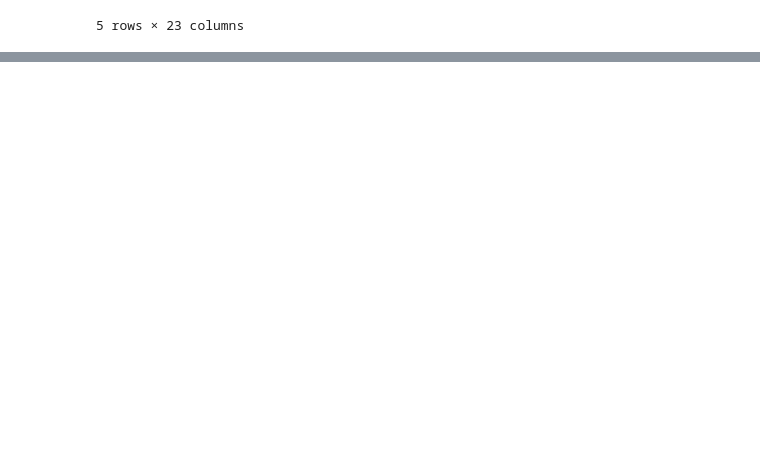
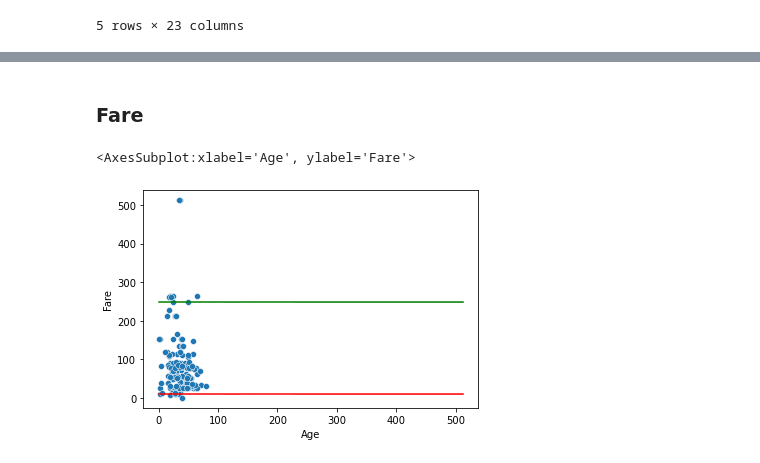
Before and after one commit to emily-soto/Entregas_DW, a Jupyter notebook: Lab08/Lab08_script.ipynb, the cells around one changed output, grey strips where cells are left out. Drawn from its saved outputs; the diff is of its cells as text; code cells hidden in the pictures; blank space fills up the shorter version.

```diff
--- a/Lab08/Lab08_script.ipynb
+++ b/Lab08/Lab08_script.ipynb
@@ -846,0 +498,10 @@ df_norm.describe()
+# %%
+df['Fare_sd'] = np.where(
+    df['Fare']<xl,
+    xl,
+    np.where(
+        df['Fare']>xu,
+        xu,
+        df['Fare']
+    )
+)
@@ -846,0 +525,5 @@ df_norm.describe()
+# %%
+pl = np.nanpercentile(df['Age'], 5)
+pu = np.nanpercentile(df['Age'], 95)
+print('Lower value:', pl)
+print('Upper value:', pu)
@@ -846,0 +540,10 @@ df_norm.describe()
+# %%
+df['Age_pct'] = np.where(
+    df['Age']<pl,
+    pl,
+    np.where(
+        df['Age']>pu,
+        pu,
+        df['Age']
+    )
+)
@@ -846,0 +563,11 @@ df_norm.describe()
+# %% [markdown]
+### Fare
+# %%
+pl = np.nanpercentile(df['Fare'], 5)
+pu = np.nanpercentile(df['Fare'], 95)
+sns.scatterplot(x = df['Age'], y = df['Fare'])
+sns.lineplot(x = df['Fare'], y = pl, color = 'red')
+sns.lineplot(x = df['Fare'], y = pu, color = 'green')
+# %% [output]
+<AxesSubplot:xlabel='Age', ylabel='Fare'>
+[figure, added]
```
Also changed, not shown: parts of 112 cells of this notebook.
